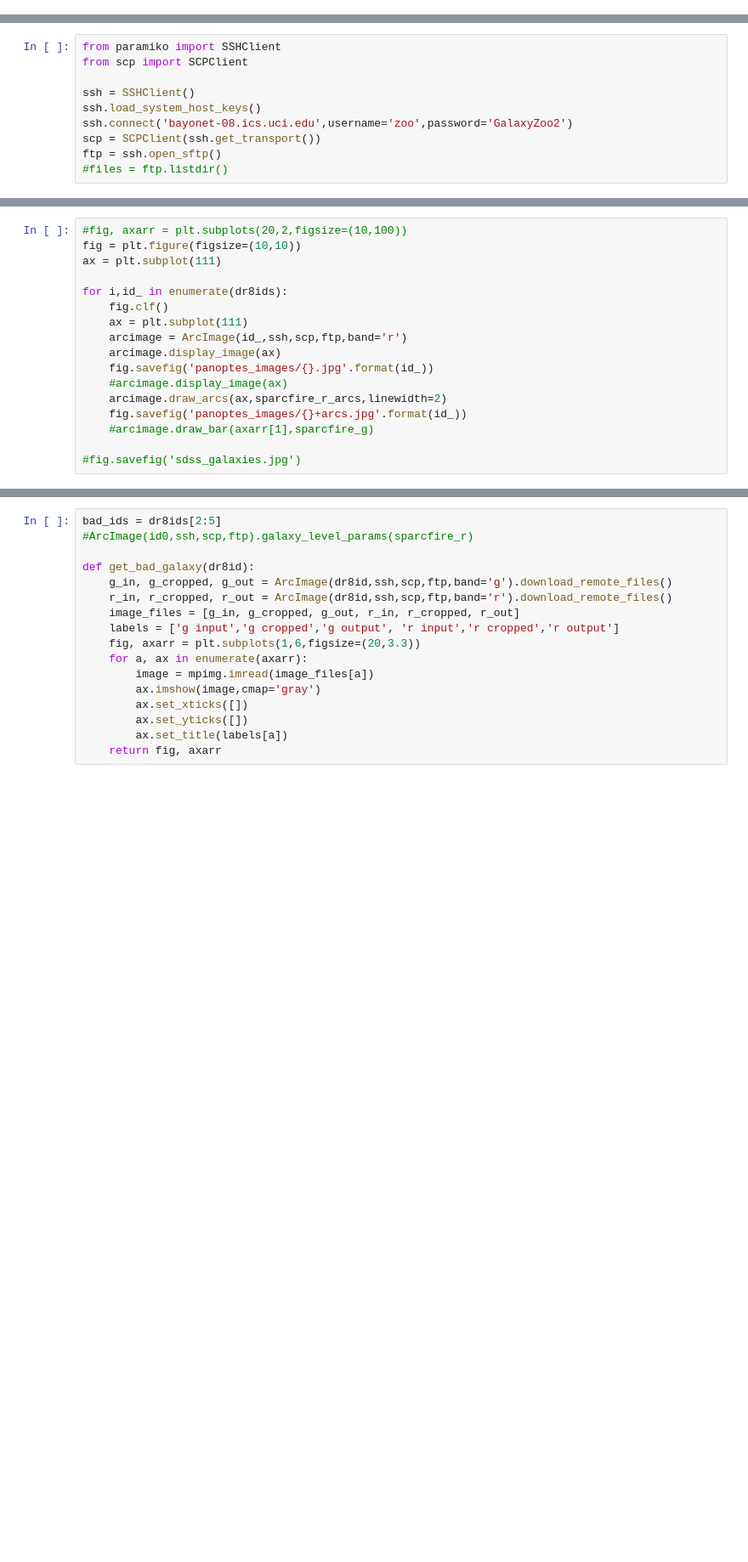
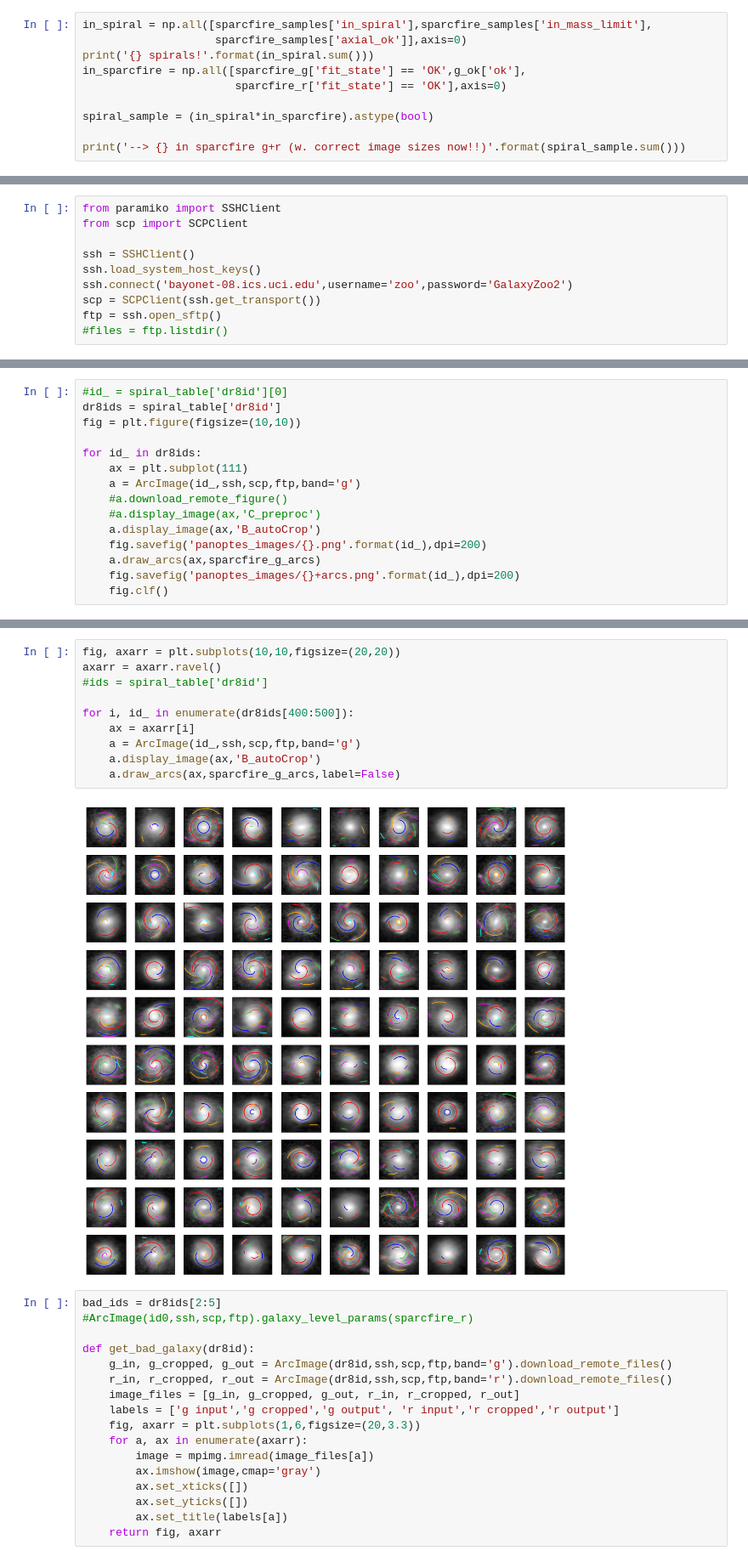
Before and after one commit to RossHart/sparcfire, a Jupyter notebook: panoptes_project/get_spiral_images.ipynb, the cells around one changed output, grey strips where cells are left out. Shown at 85% size. Saved outputs shown, nothing was run; the diff lists cells and outputs as text; blank space fills up the shorter version.

Commit message:
Begin looking into the ML method for selecting galaxies

```diff
--- a/panoptes_project/get_spiral_images.ipynb
+++ b/panoptes_project/get_spiral_images.ipynb
@@ -37,0 +35,10 @@ in_sparcfire_r = sparcfire_r['fit_state'] == 'OK'
+# %%
+in_spiral = np.all([sparcfire_samples['in_spiral'],sparcfire_samples['in_mass_limit'],
+                    sparcfire_samples['axial_ok']],axis=0)
+print('{} spirals!'.format(in_spiral.sum()))
+in_sparcfire = np.all([sparcfire_g['fit_state'] == 'OK',g_ok['ok'],
+                       sparcfire_r['fit_state'] == 'OK'],axis=0)
+
+spiral_sample = (in_spiral*in_sparcfire).astype(bool)
+
+print('--> {} in sparcfire g+r (w. correct image sizes now!!)'.format(spiral_sample.sum()))
@@ -174,18 +231,16 @@ class ArcImage():
 # %%
-#fig, axarr = plt.subplots(20,2,figsize=(10,100))
+#id_ = spiral_table['dr8id'][0]
+dr8ids = spiral_table['dr8id']
 fig = plt.figure(figsize=(10,10))
-ax = plt.subplot(111)
 
-for i,id_ in enumerate(dr8ids):
+for id_ in dr8ids:
+    ax = plt.subplot(111)
+    a = ArcImage(id_,ssh,scp,ftp,band='g')
+    #a.download_remote_figure()
+    #a.display_image(ax,'C_preproc')
+    a.display_image(ax,'B_autoCrop')
+    fig.savefig('panoptes_images/{}.png'.format(id_),dpi=200)
+    a.draw_arcs(ax,sparcfire_g_arcs)
+    fig.savefig('panoptes_images/{}+arcs.png'.format(id_),dpi=200)
     fig.clf()
-    ax = plt.subplot(111)
-    arcimage = ArcImage(id_,ssh,scp,ftp,band='r')
-    arcimage.display_image(ax)
-    fig.savefig('panoptes_images/{}.jpg'.format(id_))
-    #arcimage.display_image(ax)
-    arcimage.draw_arcs(ax,sparcfire_r_arcs,linewidth=2)
-    fig.savefig('panoptes_images/{}+arcs.jpg'.format(id_))
-    #arcimage.draw_bar(axarr[1],sparcfire_g)
-
-#fig.savefig('sdss_galaxies.jpg')
 # %% [output]
@@ -193,3 +248,15 @@ for i,id_ in enumerate(dr8ids):
+# %%
+fig, axarr = plt.subplots(10,10,figsize=(20,20))
+axarr = axarr.ravel()
+#ids = spiral_table['dr8id']
+
+for i, id_ in enumerate(dr8ids[400:500]):
+    ax = axarr[i]
+    a = ArcImage(id_,ssh,scp,ftp,band='g')
+    a.display_image(ax,'B_autoCrop')
+    a.draw_arcs(ax,sparcfire_g_arcs,label=False)
+# %% [output]
+[figure, added]
 # %%
 bad_ids = dr8ids[2:5]
 #ArcImage(id0,ssh,scp,ftp).galaxy_level_params(sparcfire_r)
```
Also changed, not shown: parts of 12 cells of this notebook, 5 other files.
